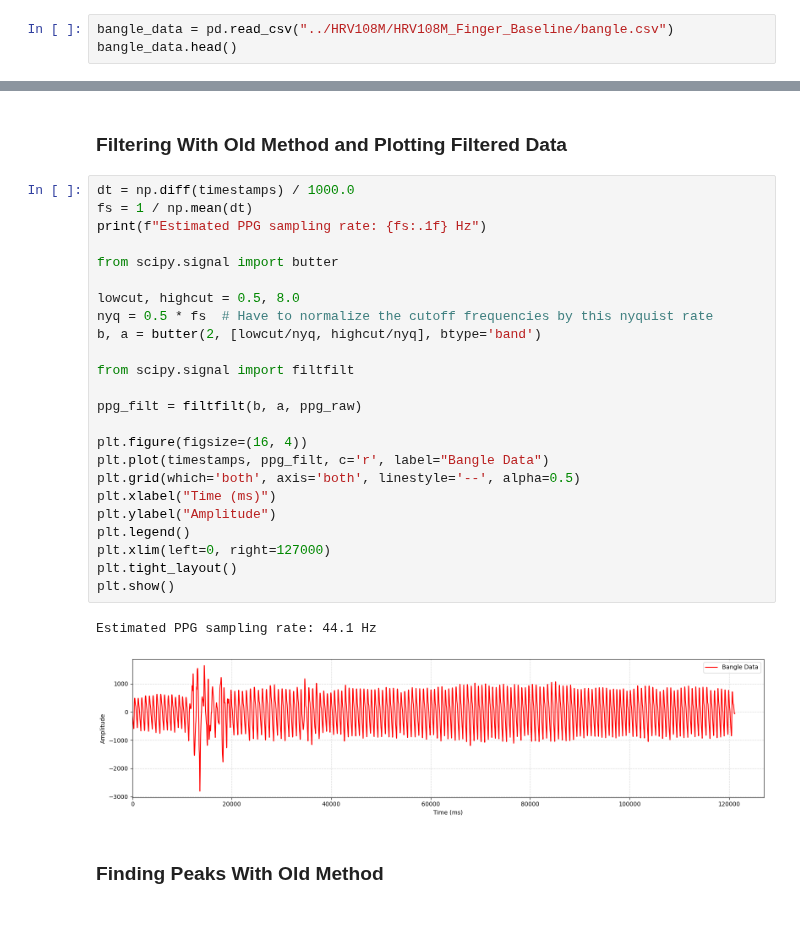
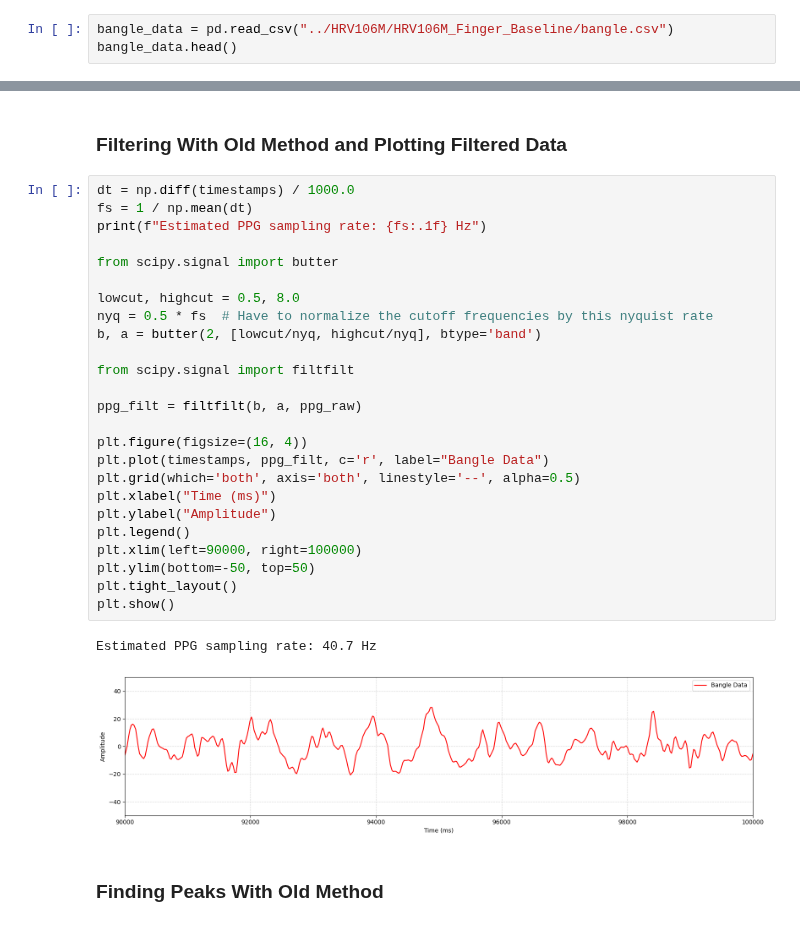
Before and after one commit to Showmick119/Benchmarking-Signal-Processing-Packages, a Jupyter notebook: HRV105M-analysis/bangle.ipynb, the cells around one changed output, grey strips where cells are left out. Saved outputs shown, nothing was run; the diff lists cells and outputs as text.

```diff
--- a/HRV105M-analysis/bangle.ipynb
+++ b/HRV105M-analysis/bangle.ipynb
@@ -14,7 +14,7 @@ import matplotlib.pyplot as plt
 # %% [markdown]
 ### Loading Data
 # %%
-bangle_data = pd.read_csv("../HRV108M/HRV108M_Finger_Baseline/bangle.csv")
+bangle_data = pd.read_csv("../HRV106M/HRV106M_Finger_Baseline/bangle.csv")
 bangle_data.head()
 # %% [output]
 |  | timestamp_ms | value |
@@ -49,30 +49,31 @@ plt.show()
 # %%
 dt = np.diff(timestamps) / 1000.0
 fs = 1 / np.mean(dt)
 print(f"Estimated PPG sampling rate: {fs:.1f} Hz")
 
 from scipy.signal import butter
 
 lowcut, highcut = 0.5, 8.0
 nyq = 0.5 * fs  # Have to normalize the cutoff frequencies by this nyquist rate
 b, a = butter(2, [lowcut/nyq, highcut/nyq], btype='band')
 
 from scipy.signal import filtfilt
 
 ppg_filt = filtfilt(b, a, ppg_raw)
 
 plt.figure(figsize=(16, 4))
 plt.plot(timestamps, ppg_filt, c='r', label="Bangle Data")
 plt.grid(which='both', axis='both', linestyle='--', alpha=0.5)
 plt.xlabel("Time (ms)")
 plt.ylabel("Amplitude")
 plt.legend()
-plt.xlim(left=0, right=127000)
+plt.xlim(left=90000, right=100000)
+plt.ylim(bottom=-50, top=50)
 plt.tight_layout()
 plt.show()
 # %% [output]
-Estimated PPG sampling rate: 44.1 Hz
+Estimated PPG sampling rate: 40.7 Hz
-[figure, old version]
+[figure, new version]
 # %% [markdown]
 ### Finding Peaks With Old Method
 # %%
```
Also changed, not shown: parts of 4 cells of this notebook.
